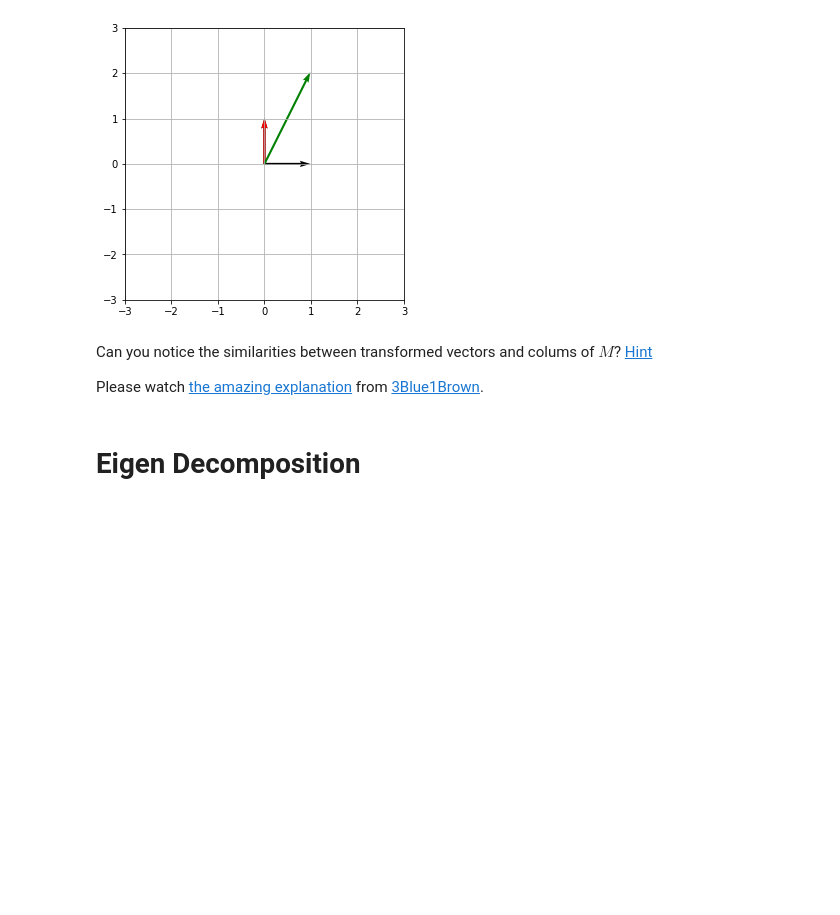
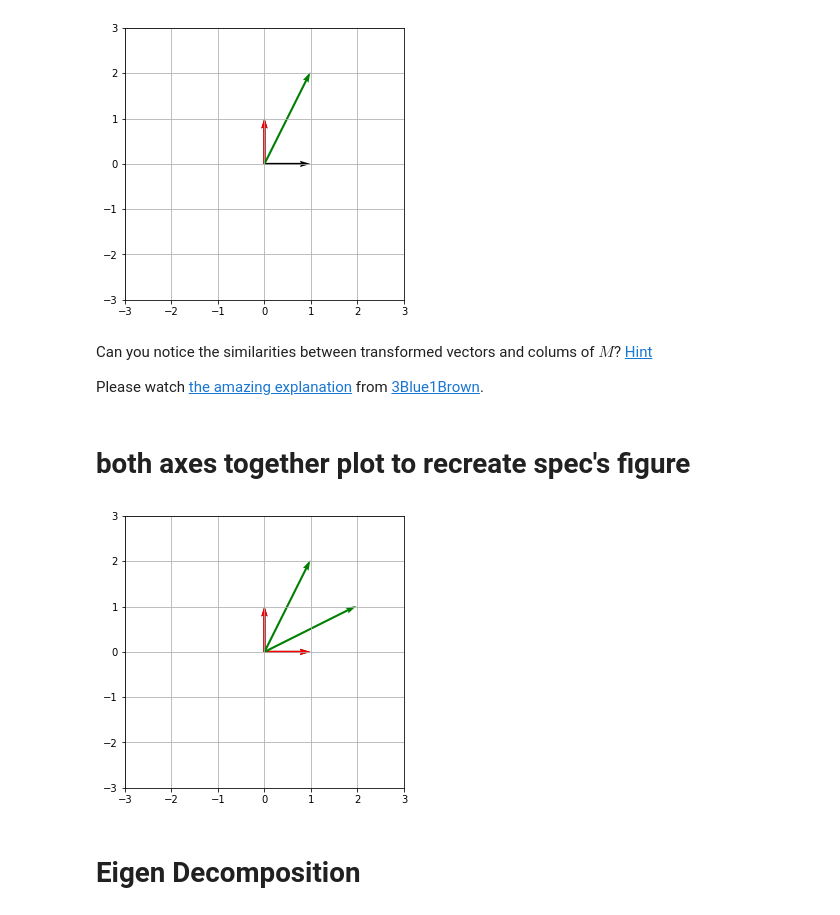
Before and after one commit to asifajrof/cse-472-offlines, a Jupyter notebook: offline-1-linear-algebra/codes/matrix-transformations-and-eigen-decomposition.ipynb, the cells around one changed output. Saved outputs shown, nothing was run; the diff lists cells and outputs as text; code cells hidden in the pictures; blank space fills up the shorter version.

```diff
--- a/offline-1-linear-algebra/codes/matrix-transformations-and-eigen-decomposition.ipynb
+++ b/offline-1-linear-algebra/codes/matrix-transformations-and-eigen-decomposition.ipynb
@@ -93,6 +107,18 @@ Transformed vector: [[1 2]]
 Can you notice the similarities between transformed vectors and colums of $M$? [Hint](https://i.imgur.com/mWQjR2C.png)
 
 Please watch [the amazing explanation](https://youtu.be/kYB8IZa5AuE) from [3Blue1Brown](https://www.youtube.com/@3blue1brown).
+# %% [markdown]
+# both axes together plot to recreate spec's figure
+# %%
+vi = vectorize(1, 0) # i_hat
+vi_m = M.dot(vi)
+
+vj = vectorize(0, 1)  # j_hat
+vj_m = M.dot(vj)
+
+plot_vectors([vi, vi_m, vj, vj_m], colors=['r', 'g', 'r', 'g'])
+# %% [output]
+[figure, added]
 # %% [markdown]
 # Eigen Decomposition
 # %% [markdown]
```
Also changed, not shown: parts of 8 cells of this notebook.
